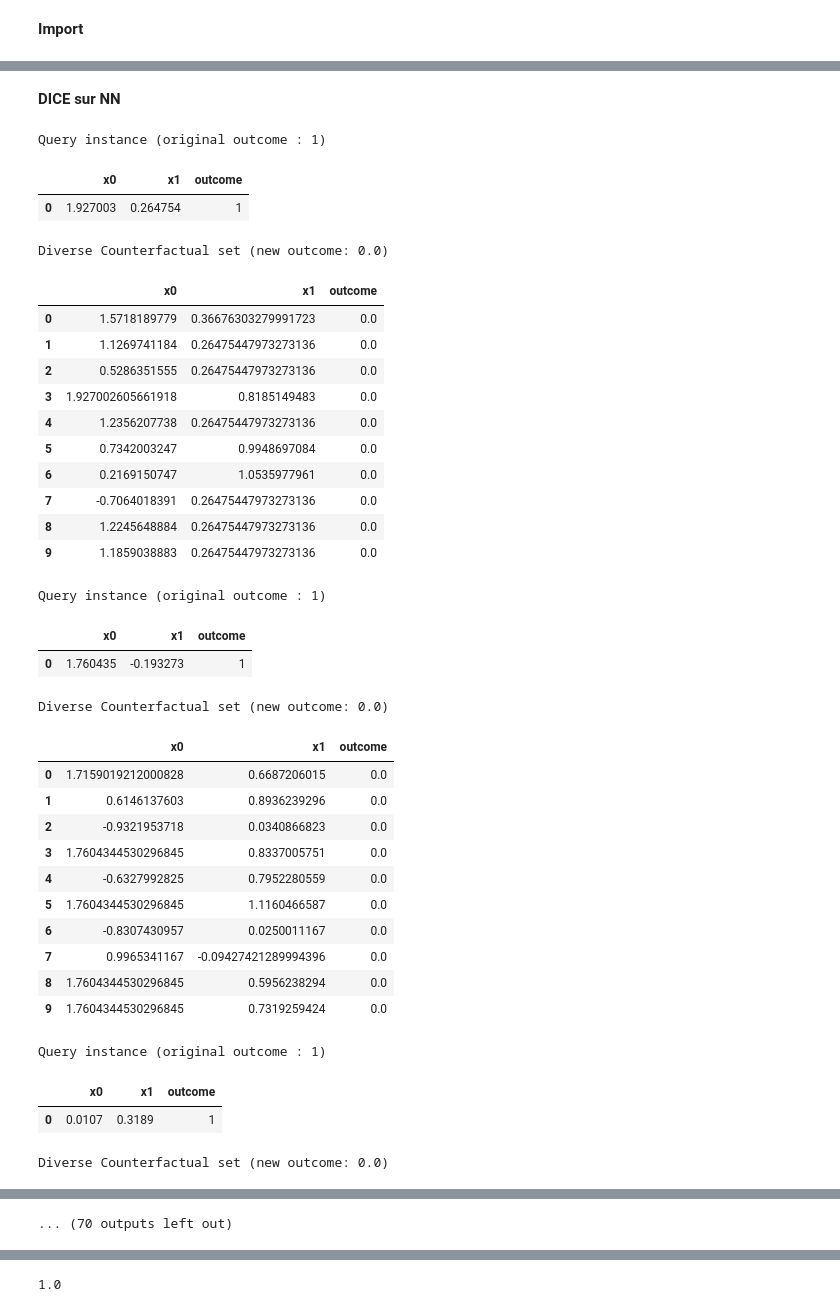
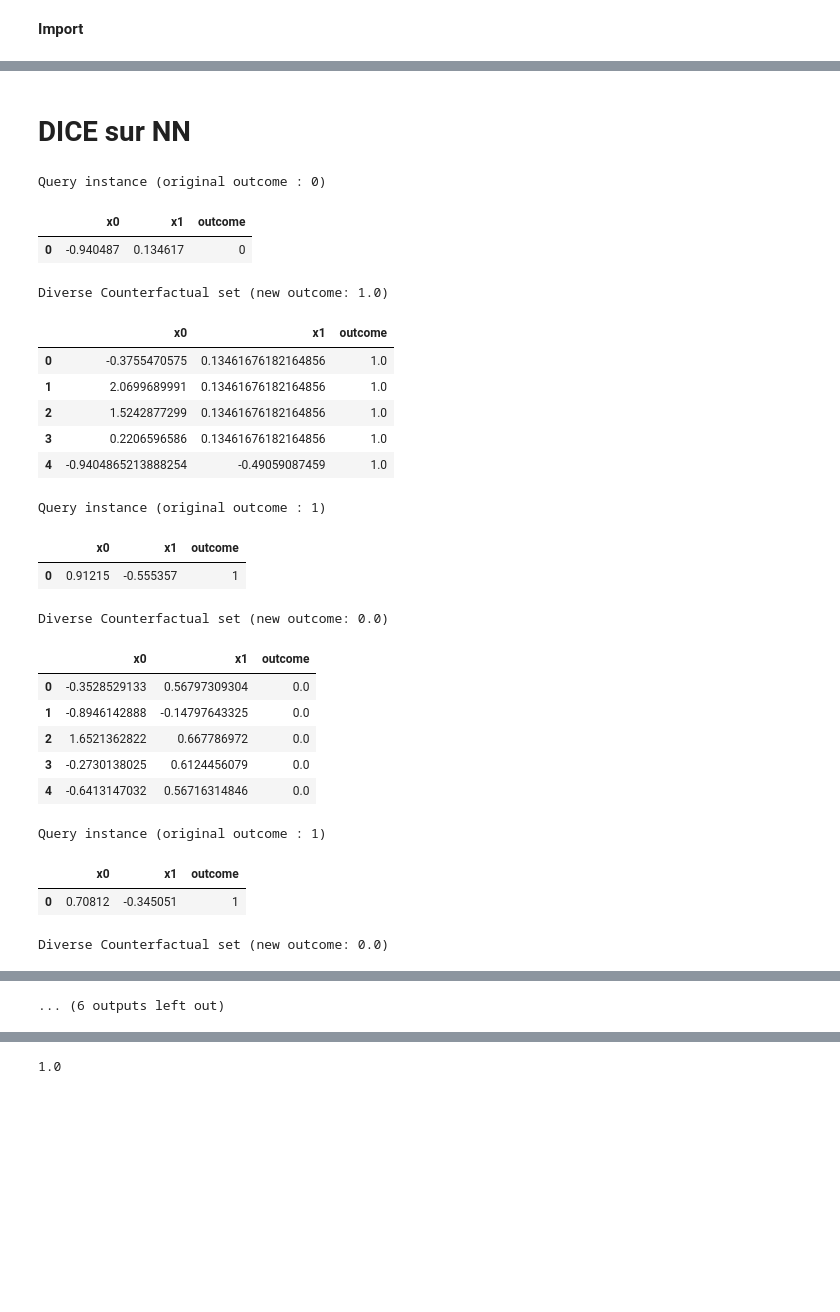
Before and after one commit to pidoux7/XAI, a Jupyter notebook: TME2/TME2_gg.ipynb, the cells around one changed output, grey strips where cells are left out. Cells and saved outputs as stored; diff of their text form; code cells hidden in the pictures; blank space fills up the shorter version.

Commit message:
finir les tests, puis modifer growing sphers

```diff
--- a/TME2/TME2_gg.ipynb
+++ b/TME2/TME2_gg.ipynb
@@ -211,45 +213,34 @@ Epoch [5000/5000], Loss: 0.0007
 # %% [markdown]
-**DICE sur NN**
+# DICE sur NN
 # %%
-
 dice_tr = dice_train(train_pd, ['x0','x1'] , 'outcome', model, "PYT")
-query = test_pd[0:20]
-dice_te = dice_test(query, dice_tr,10, desired_class= "opposite")
+query = test_pd[0:4]
+dice_te = dice_test(query, dice_tr, 5 , desired_class= "opposite")
 print(visualize_table(dice_te,True))
 visualize_plot(dice_te, X_train_t, X_test_t, y_train_t, model)
 # %% [output]
-Query instance (original outcome : 1)
+Query instance (original outcome : 0)
 |  | x0 | x1 | outcome |
-| 0 | 1.927003 | 0.264754 | 1 |
+| 0 | -0.940487 | 0.134617 | 0 |
-Diverse Counterfactual set (new outcome: 0.0)
+Diverse Counterfactual set (new outcome: 1.0)
 |  | x0 | x1 | outcome |
-| 0 | 1.5718189779 | 0.36676303279991723 | 0.0 |
-| 1 | 1.1269741184 | 0.26475447973273136 | 0.0 |
-| 2 | 0.5286351555 | 0.26475447973273136 | 0.0 |
-| 3 | 1.927002605661918 | 0.8185149483 | 0.0 |
-| 4 | 1.2356207738 | 0.26475447973273136 | 0.0 |
-| 5 | 0.7342003247 | 0.9948697084 | 0.0 |
-| 6 | 0.2169150747 | 1.0535977961 | 0.0 |
-| 7 | -0.7064018391 | 0.26475447973273136 | 0.0 |
-| 8 | 1.2245648884 | 0.26475447973273136 | 0.0 |
-| 9 | 1.1859038883 | 0.26475447973273136 | 0.0 |
+| 0 | -0.3755470575 | 0.13461676182164856 | 1.0 |
+| 1 | 2.0699689991 | 0.13461676182164856 | 1.0 |
+| 2 | 1.5242877299 | 0.13461676182164856 | 1.0 |
+| 3 | 0.2206596586 | 0.13461676182164856 | 1.0 |
+| 4 | -0.9404865213888254 | -0.49059087459 | 1.0 |
 Query instance (original outcome : 1)
 |  | x0 | x1 | outcome |
-| 0 | 1.760435 | -0.193273 | 1 |
+| 0 | 0.91215 | -0.555357 | 1 |
 Diverse Counterfactual set (new outcome: 0.0)
 |  | x0 | x1 | outcome |
-| 0 | 1.7159019212000828 | 0.6687206015 | 0.0 |
-| 1 | 0.6146137603 | 0.8936239296 | 0.0 |
-| 2 | -0.9321953718 | 0.0340866823 | 0.0 |
-| 3 | 1.7604344530296845 | 0.8337005751 | 0.0 |
-| 4 | -0.6327992825 | 0.7952280559 | 0.0 |
-| 5 | 1.7604344530296845 | 1.1160466587 | 0.0 |
-| 6 | -0.8307430957 | 0.0250011167 | 0.0 |
-| 7 | 0.9965341167 | -0.09427421289994396 | 0.0 |
-| 8 | 1.7604344530296845 | 0.5956238294 | 0.0 |
-| 9 | 1.7604344530296845 | 0.7319259424 | 0.0 |
+| 0 | -0.3528529133 | 0.56797309304 | 0.0 |
+| 1 | -0.8946142888 | -0.14797643325 | 0.0 |
+| 2 | 1.6521362822 | 0.667786972 | 0.0 |
+| 3 | -0.2730138025 | 0.6124456079 | 0.0 |
+| 4 | -0.6413147032 | 0.56716314846 | 0.0 |
 Query instance (original outcome : 1)
 |  | x0 | x1 | outcome |
-| 0 | 0.0107 | 0.3189 | 1 |
+| 0 | 0.70812 | -0.345051 | 1 |
 Diverse Counterfactual set (new outcome: 0.0)
 |  | x0 | x1 | outcome |
@@ -266 +252 @@ Diverse Counterfactual set (new outcome: 0.0)
-... (70 outputs left out)
+... (6 outputs left out)
```
Also changed, not shown: parts of 45 cells of this notebook.
